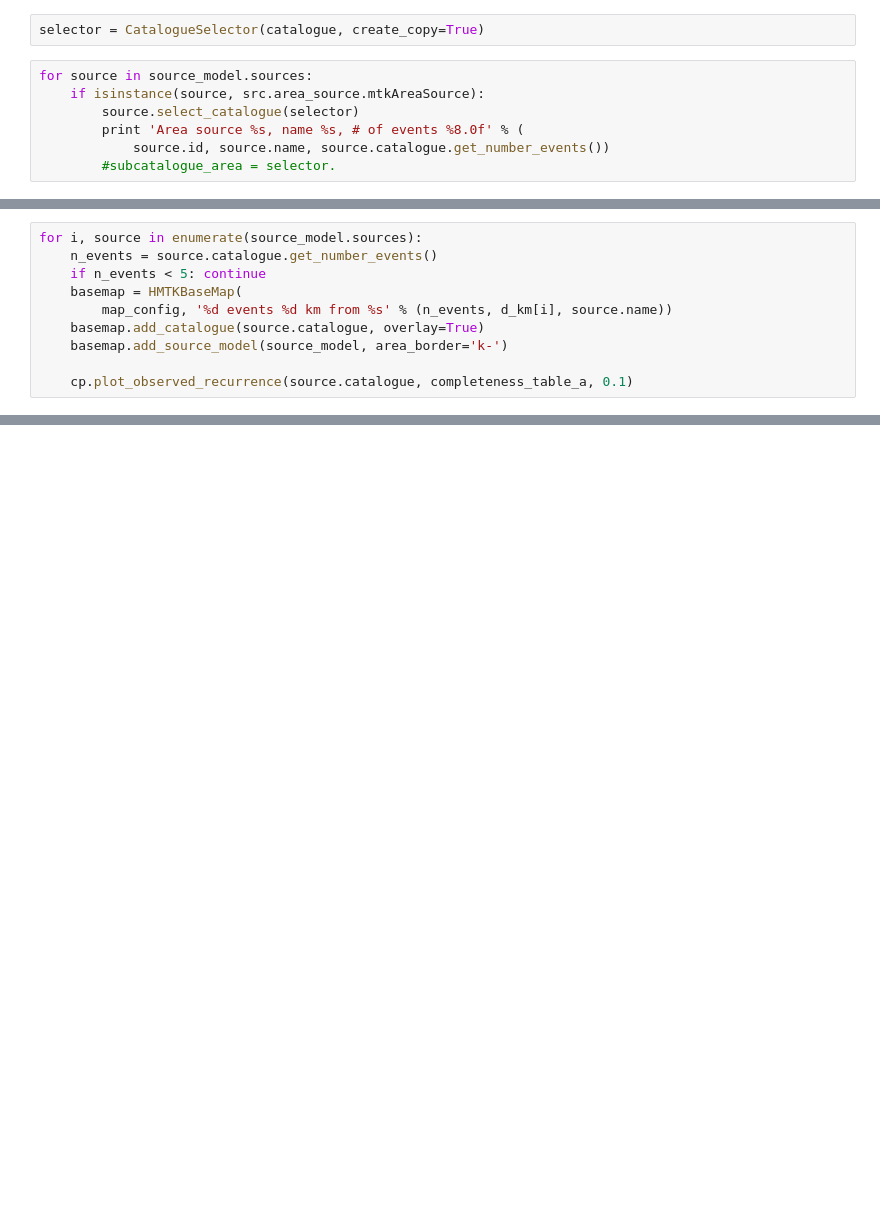
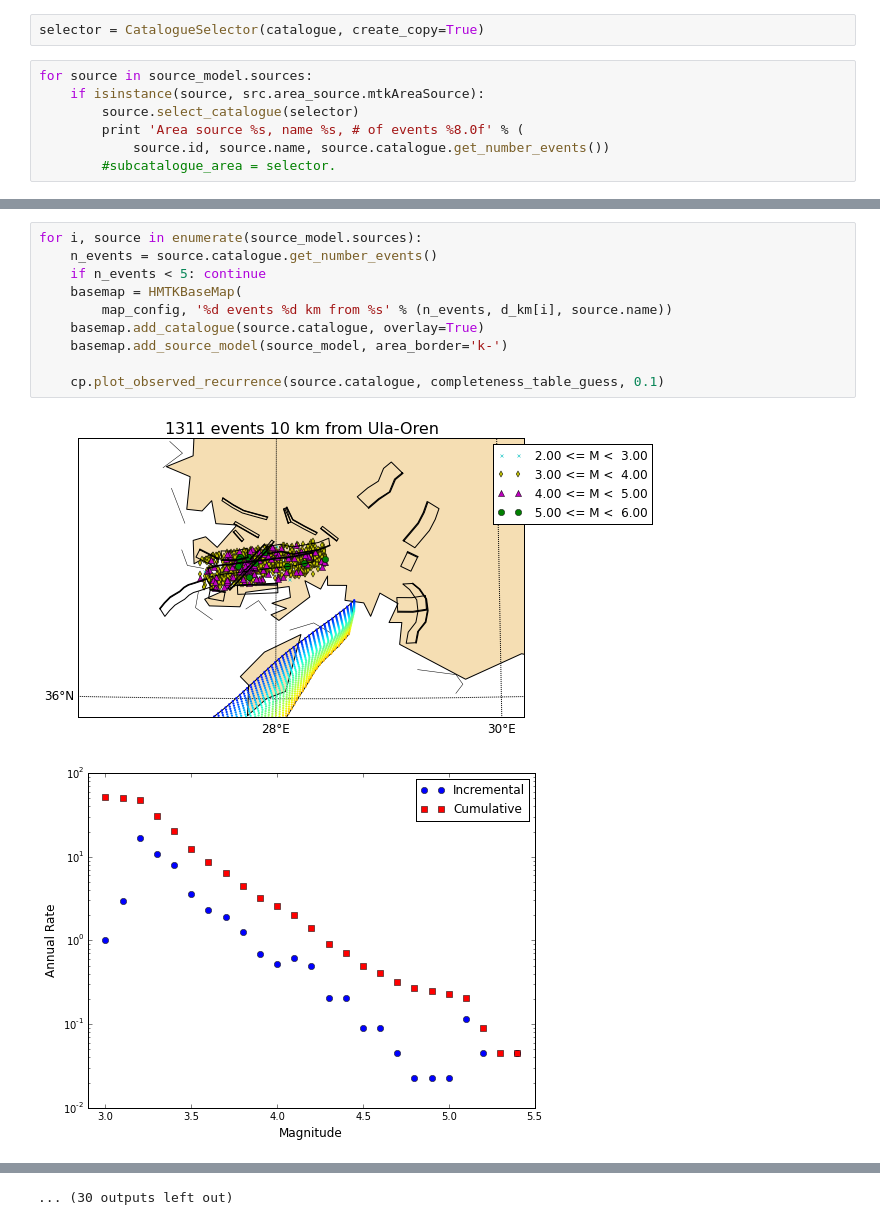
Before and after one commit to nackerley/MarmarisPSHA, a Jupyter notebook: sources/Combine Geometry and Seismicity.ipynb, the cells around one changed output, grey strips where cells are left out. Drawn from its saved outputs; the diff is of its cells as text; blank space fills up the shorter version.

```diff
--- a/sources/Combine Geometry and Seismicity.ipynb
+++ b/sources/Combine Geometry and Seismicity.ipynb
@@ -129,10 +164,13 @@ TRCS289: Esencay, 170 events wihin 10 km
 # %%
 for i, source in enumerate(source_model.sources):
     n_events = source.catalogue.get_number_events()
     if n_events < 5: continue
     basemap = HMTKBaseMap(
         map_config, '%d events %d km from %s' % (n_events, d_km[i], source.name))
     basemap.add_catalogue(source.catalogue, overlay=True)
     basemap.add_source_model(source_model, area_border='k-')
 
-    cp.plot_observed_recurrence(source.catalogue, completeness_table_a, 0.1)
+    cp.plot_observed_recurrence(source.catalogue, completeness_table_guess, 0.1)
+# %% [output]
+[figure, added]
+[figure, added]
@@ -138,0 +187 @@ for i, source in enumerate(source_model.sources):
+... (30 outputs left out)
```
Also changed, not shown: parts of 10 cells of this notebook, 5 other files.
